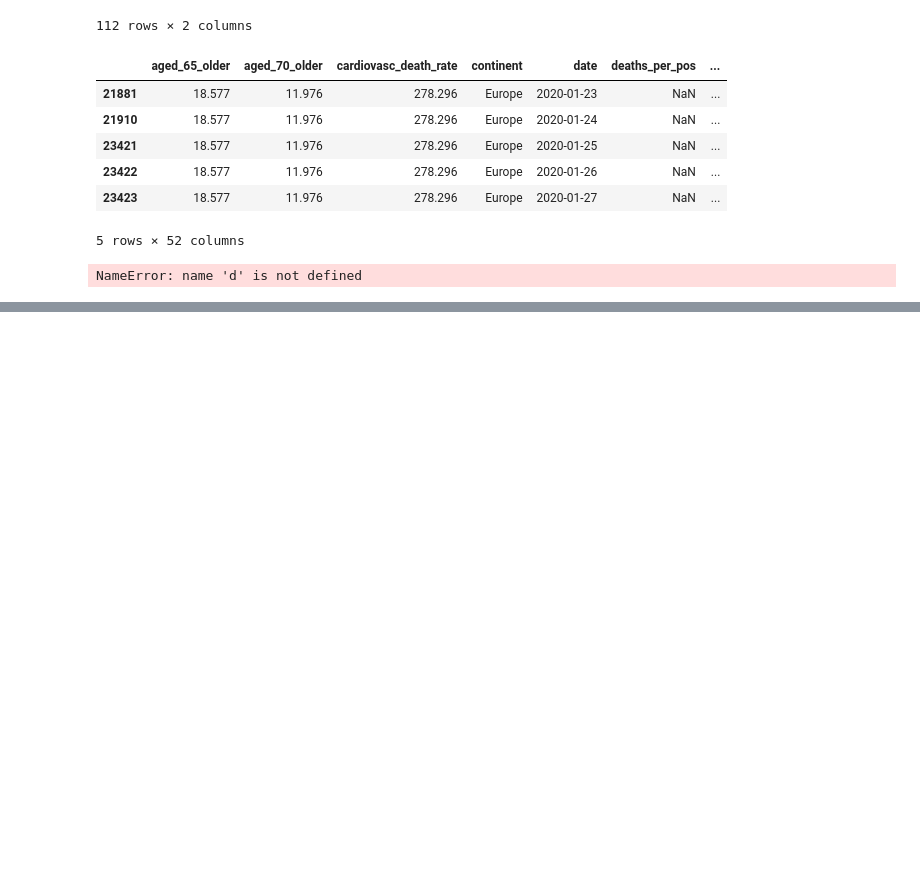
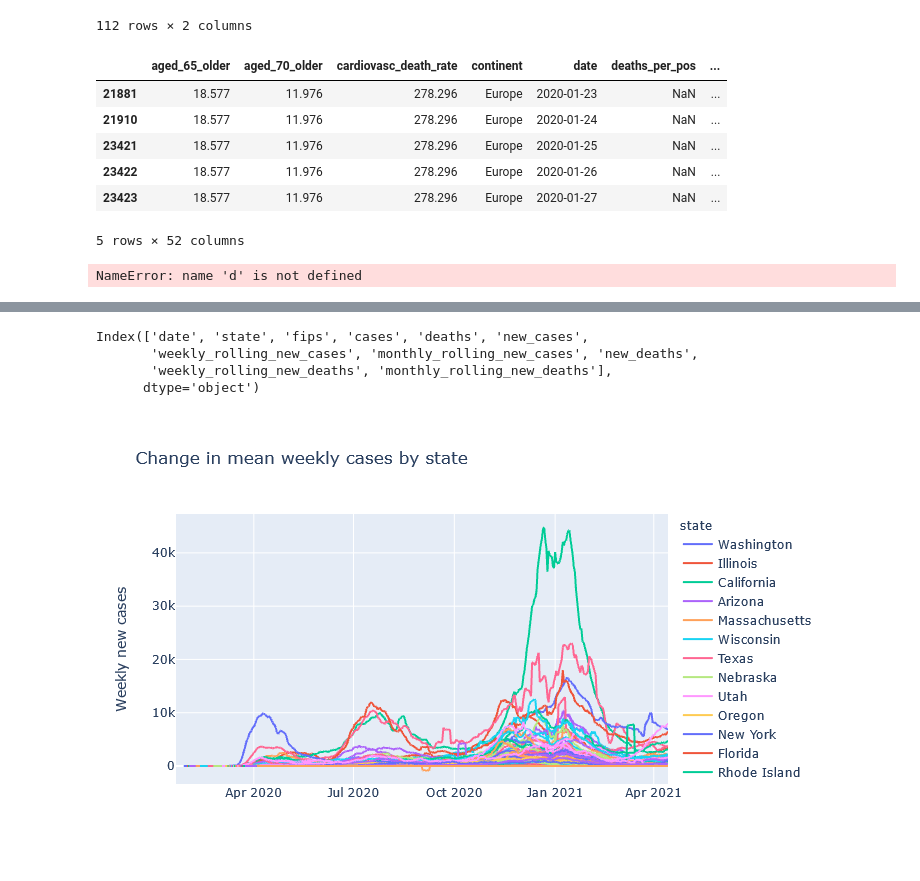
Before and after one commit to pomkos/covid_dash, a Jupyter notebook: covid_soup.ipynb, the cells around one changed output, grey strips where cells are left out. Drawn from its saved outputs; the diff is of its cells as text; code cells hidden in the pictures; blank space fills up the shorter version.

Commit message:
updated usa covid dash for compatibility with new api

```diff
--- a/covid_soup.ipynb
+++ b/covid_soup.ipynb
@@ -186,0 +197,29 @@ date_tracker['og_date'][0]
+# %%
+def get_usa():
+    usa_df = pd.read_csv("https://raw.githubusercontent.com/nytimes/covid-19-data/master/us-states.csv")
+    usa_df['fips'] = usa_df['fips'].astype('category')
+    usa_df['date'] = usa_df['date'].apply(lambda x: dt.datetime.strptime(x,'%Y-%m-%d'))
+
+    new_df = pd.DataFrame(columns=usa_df.columns)
+
+    for state in usa_df['state'].unique():
+        temp_df = usa_df[usa_df['state'] == state].copy()
+        temp_df['new_cases'] = temp_df['cases'].diff()
+        temp_df['weekly_rolling_new_cases'] = temp_df['new_cases'].rolling(window = 7).mean()
+        temp_df['monthly_rolling_new_cases'] = temp_df['new_cases'].rolling(window = 30).mean()
+
+        temp_df['new_deaths'] = temp_df['deaths'].diff()
+        temp_df['weekly_rolling_new_deaths'] = temp_df['new_deaths'].rolling(window = 7).mean()
+        temp_df['monthly_rolling_new_deaths'] = temp_df['new_deaths'].rolling(window = 30).mean()
+
+        new_df = new_df.append(temp_df)
+    return new_df.reset_index(drop=True)
+# %%
+usa_df = get_usa()
+# %%
+usa_df.columns
+# %% [output]
+Index(['date', 'state', 'fips', 'cases', 'deaths', 'new_cases',
+       'weekly_rolling_new_cases', 'monthly_rolling_new_cases', 'new_deaths',
+       'weekly_rolling_new_deaths', 'monthly_rolling_new_deaths'],
+      dtype='object')
@@ -186,0 +229,6 @@ date_tracker['og_date'][0]
+# %%
+px.line(data_frame = usa_df, x= 'date', y= 'weekly_rolling_new_cases',
+        title="Change in mean weekly cases by state", color='state',
+        labels={'weekly_rolling_new_cases':'Weekly new cases', 'date':''})
+# %% [output]
+[figure, added]
```
Also changed, not shown: parts of 5 cells of this notebook, 4 other files.
